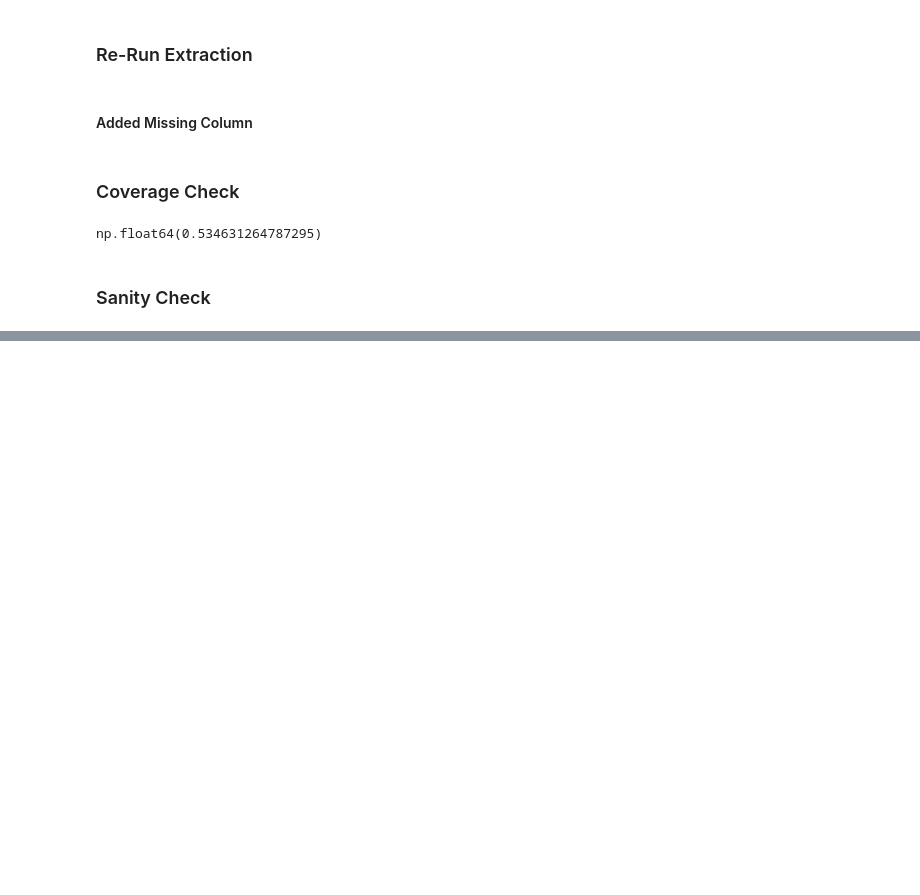
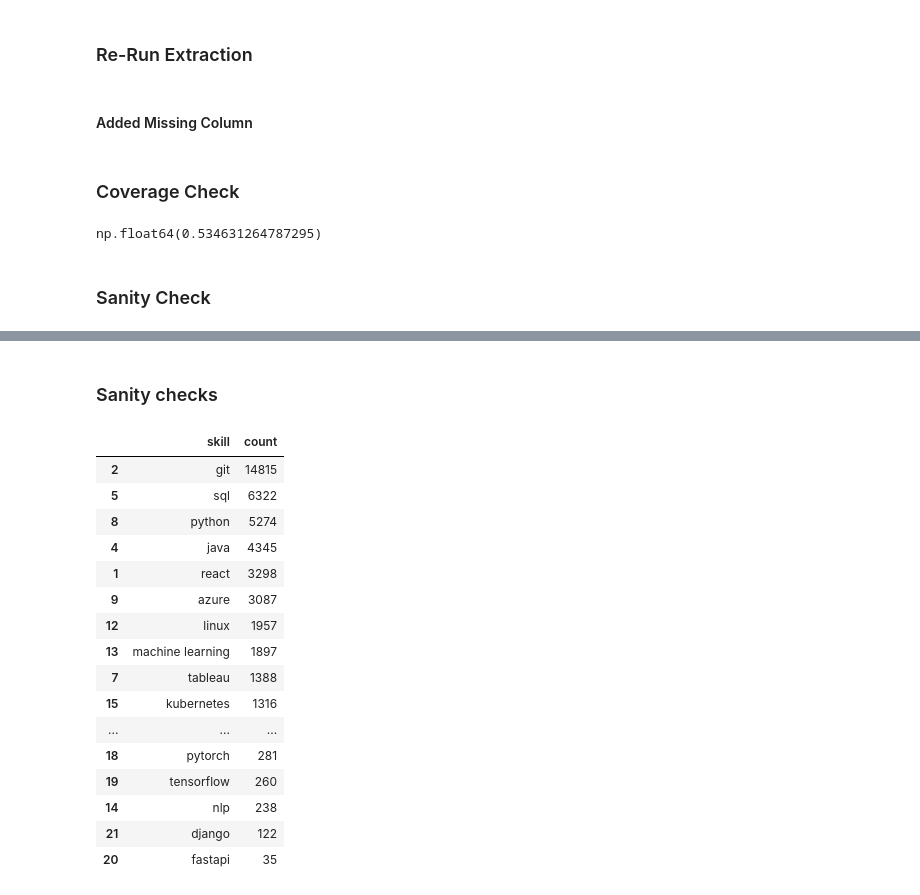
Before and after one commit to sufyan14/job-market-intelligence-system, a Jupyter notebook: notebooks/02_text_processing.ipynb, the cells around one changed output, grey strips where cells are left out. Saved outputs shown, nothing was run; the diff lists cells and outputs as text; code cells hidden in the pictures; blank space fills up the shorter version.

```diff
--- a/notebooks/02_text_processing.ipynb
+++ b/notebooks/02_text_processing.ipynb
@@ -450,0 +526,22 @@ combined_canonical[
+# %% [markdown]
+### Sanity checks
+# %%
+skill_freq_df.tail(20)
+# %% [output]
+|  | skill | count |
+| 2 | git | 14815 |
+| 5 | sql | 6322 |
+| 8 | python | 5274 |
+| 4 | java | 4345 |
+| 1 | react | 3298 |
+| 9 | azure | 3087 |
+| 12 | linux | 1957 |
+| 13 | machine learning | 1897 |
+| 7 | tableau | 1388 |
+| 15 | kubernetes | 1316 |
+| ... | ... | ... |
+| 18 | pytorch | 281 |
+| 19 | tensorflow | 260 |
+| 14 | nlp | 238 |
+| 21 | django | 122 |
+| 20 | fastapi | 35 |
```
Also changed, not shown: parts of 12 cells of this notebook.
